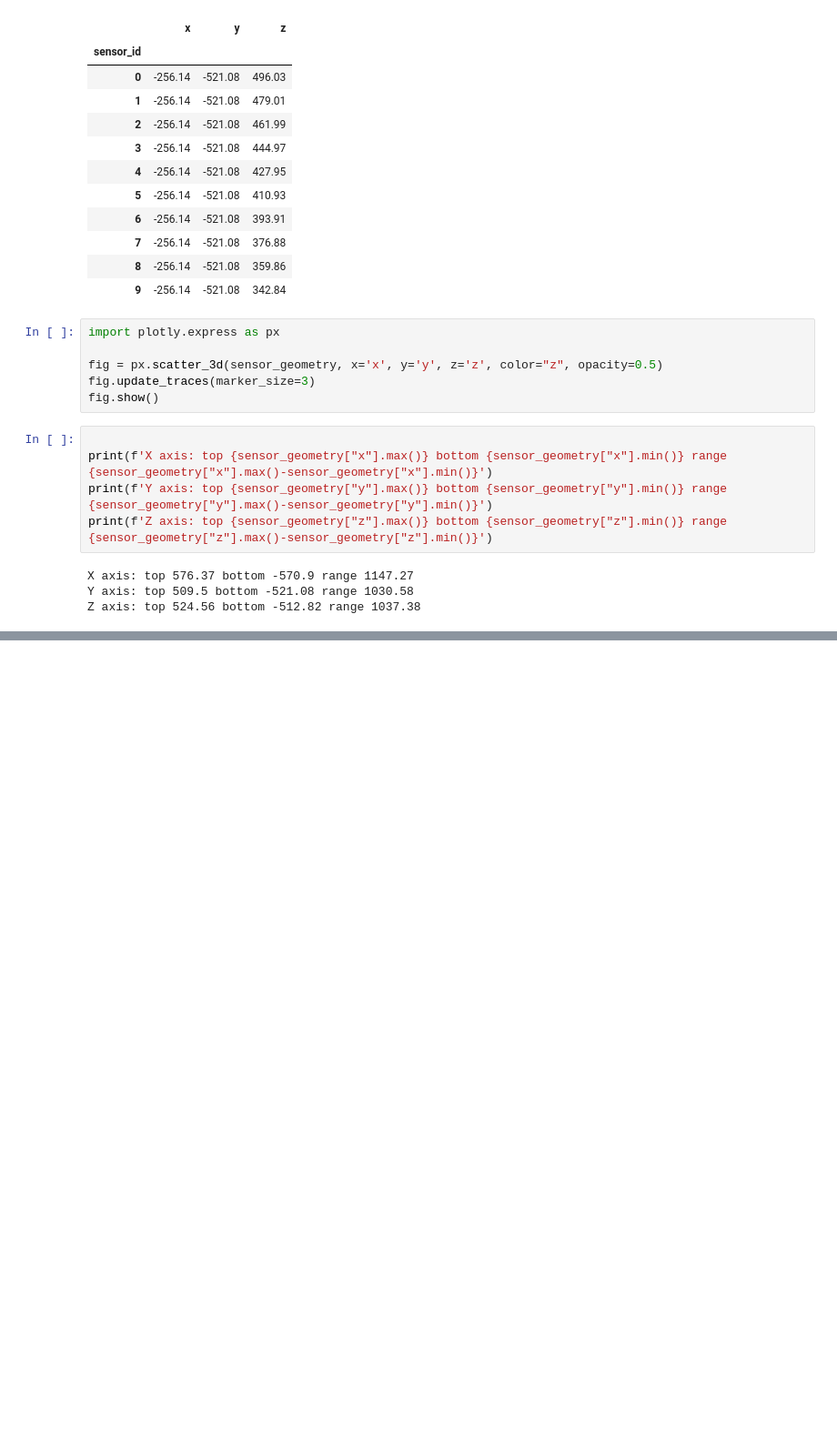
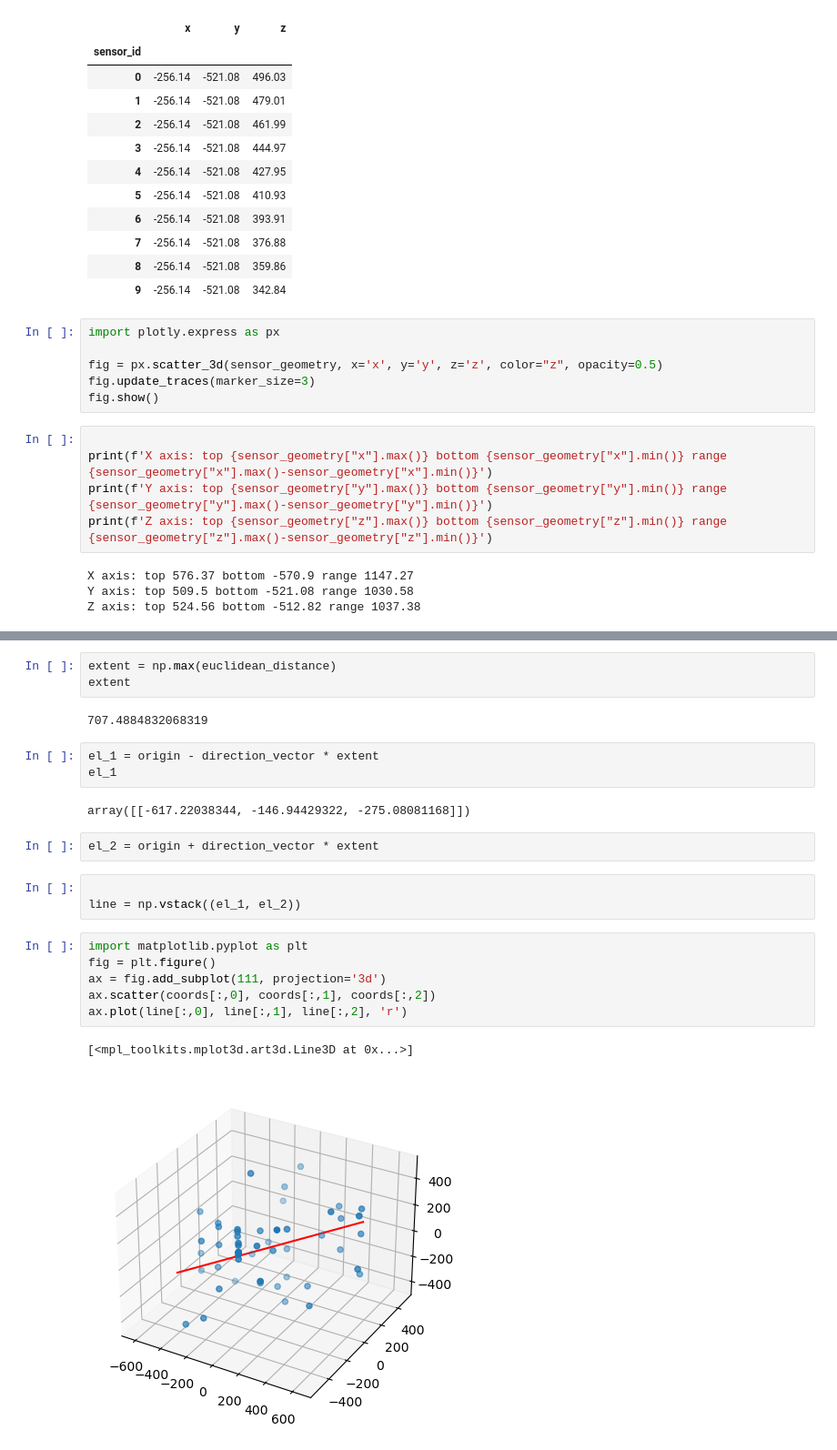
Before and after one commit to anjrew/Neutrino-Particle-Direction-Predictor, a Jupyter notebook: eda.ipynb, the cells around one changed output, grey strips where cells are left out. Shown: that part at 91% size. Cells and saved outputs as stored; diff of their text form; blank space fills up the shorter version.

Commit message:
Finish off first direction display

```diff
--- a/eda.ipynb
+++ b/eda.ipynb
@@ -183,0 +300,24 @@ Z axis: top 524.56 bottom -512.82 range 1037.38
+# %%
+extent = np.max(euclidean_distance)
+extent
+# %% [output]
+707.4884832068319
+# %%
+el_1 = origin - direction_vector * extent
+el_1
+# %% [output]
+array([[-617.22038344, -146.94429322, -275.08081168]])
+# %%
+el_2 = origin + direction_vector * extent
+# %%
+
+line = np.vstack((el_1, el_2))
+# %%
+import matplotlib.pyplot as plt
+fig = plt.figure()
+ax = fig.add_subplot(111, projection='3d')
+ax.scatter(coords[:,0], coords[:,1], coords[:,2])
+ax.plot(line[:,0], line[:,1], line[:,2], 'r')
+# %% [output]
+[<mpl_toolkits.mplot3d.art3d.Line3D at 0x...>]
+[figure, added]
```
Also changed, not shown: parts of 22 cells of this notebook, 1 other file.
